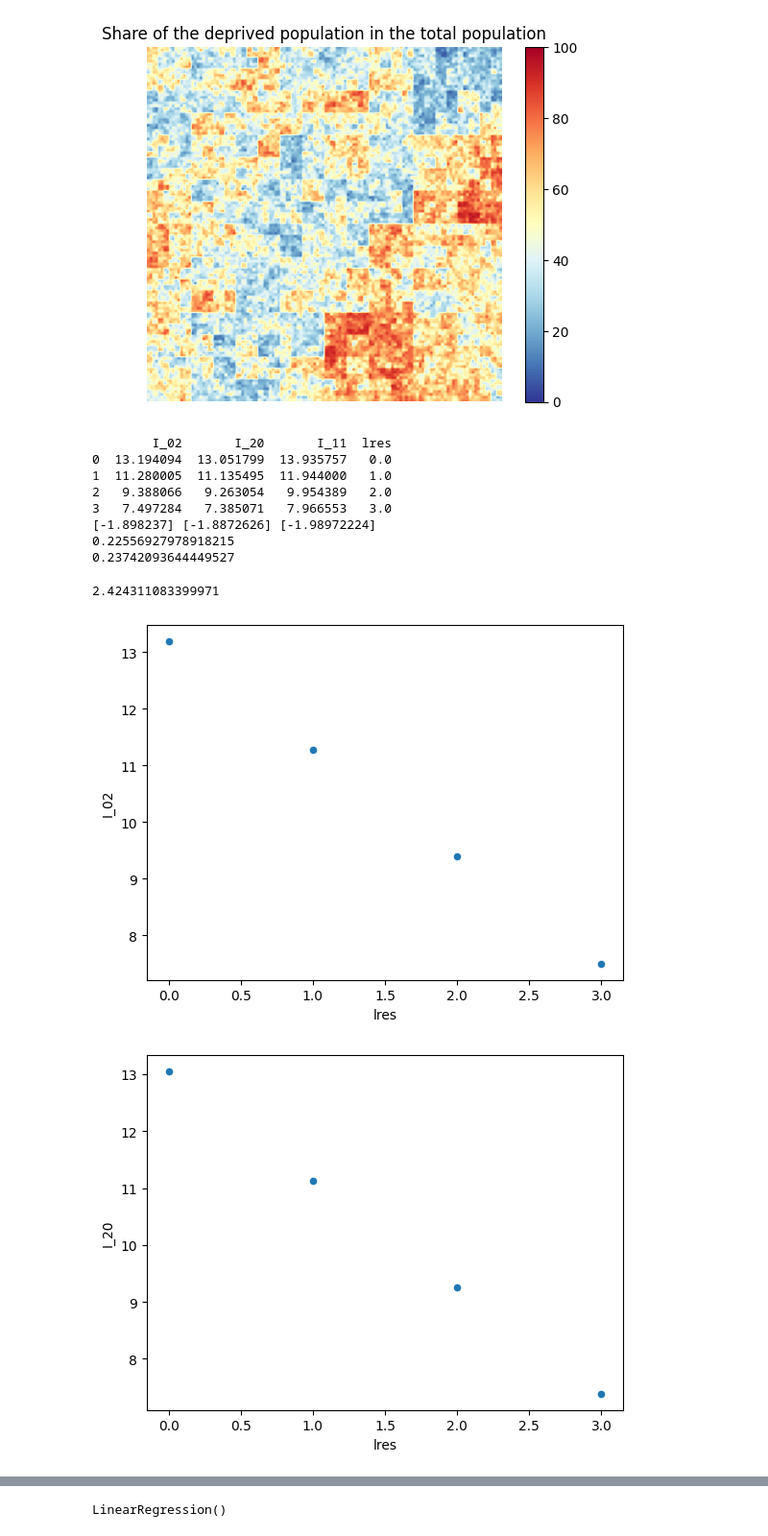
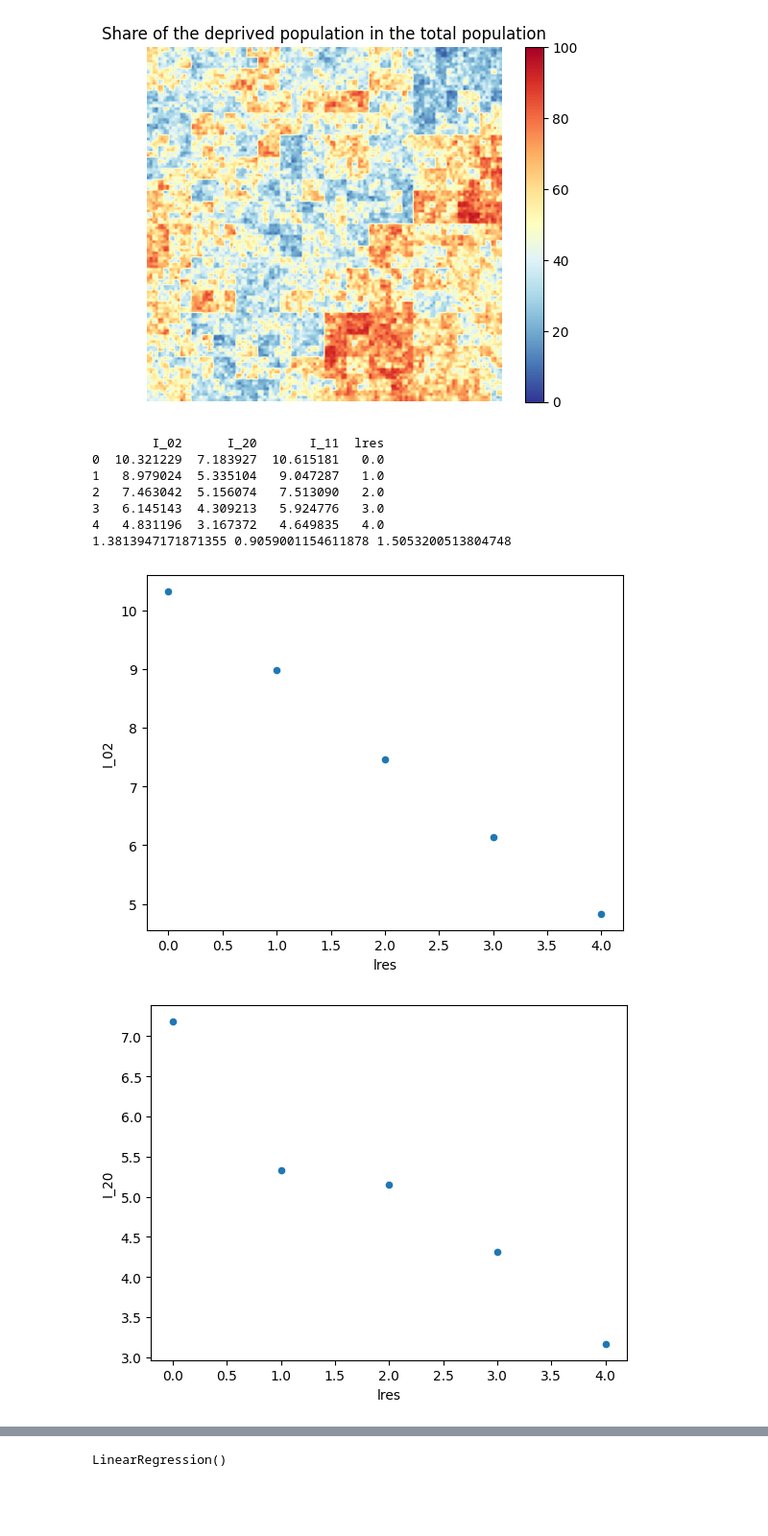
Before and after one commit to fsemecurbe/MMTMSS, a Jupyter notebook: Analysis simple cascade.ipynb, the cells around one changed output, grey strips where cells are left out. Shown at 96% size. Saved outputs shown, nothing was run; the diff lists cells and outputs as text; code cells hidden in the pictures; blank space fills up the shorter version.

```diff
--- a/Analysis simple cascade.ipynb
+++ b/Analysis simple cascade.ipynb
@@ -92,37 +92,35 @@ def entropyinter(frac):
              entropie(frac[:,:,1]**2/np.sum(frac[:,:,1]**2)),
              entropie(frac[:,:,0]*frac[:,:,1]/np.sum(frac[:,:,0]*frac[:,:,1]))  ))
 # %%
-res = [1,2,4, 8]
+res = [1,2,4, 8,16]
 
-lnc = sc.multivariate_lognormal_cascade(6, sigma1=.2, sigma2=0.2, corr=-.8)
+lnc = sc.multivariate_lognormal_cascade(6, sigma1=.5, sigma2=0.5, corr=0.5)
 #lnc = np.load('data/paris_household.npy')
 
 entropies= [entropyinter(downsizing_sum(lnc, resi)) for resi in res]
 entropies = pd.DataFrame(entropies, columns=['I_02', 'I_20', 'I_11'])
 entropies['lres'] = np.log2(res)
 print(entropies)
 entropies.plot.scatter('lres', 'I_02')
 entropies.plot.scatter('lres', 'I_20')
 entropies.plot.scatter('lres', 'I_11')
 
-reg20 = LinearRegression().fit(entropies.lres.values.reshape(-1, 1), entropies.I_02)
-reg02 = LinearRegression().fit(entropies.lres.values.reshape(-1, 1), entropies.I_20)
-reg11 = LinearRegression().fit(entropies.lres.values.reshape(-1, 1), entropies.I_11)
+I20 = -LinearRegression().fit(entropies.lres.values.reshape(-1, 1), entropies.I_02).coef_[0]
+I02 = -LinearRegression().fit(entropies.lres.values.reshape(-1, 1), entropies.I_20).coef_[0]
+I11 = -LinearRegression().fit(entropies.lres.values.reshape(-1, 1), entropies.I_11).coef_[0]
 
-print(reg20.coef_, reg02.coef_, reg11.coef_)
+print(I20, I02, I11)
 
-print(((2+reg20.coef_[0])/2)**0.5)
-print(((2+reg02.coef_[0])/2)**0.5)
--(reg11.coef_[0] - (reg20.coef_[0] + reg02.coef_[0])/2) /0.2**2
+#print(((2+reg20.coef_[0])/2)**0.5)
+#print(((2+reg02.coef_[0])/2)**0.5)
+#-(reg11.coef_[0] - (reg20.coef_[0] + reg02.coef_[0])/2)
 # %% [output]
-        I_02       I_20       I_11  lres
-0  13.194094  13.051799  13.935757   0.0
-1  11.280005  11.135495  11.944000   1.0
-2   9.388066   9.263054   9.954389   2.0
-3   7.497284   7.385071   7.966553   3.0
-[-1.898237] [-1.8872626] [-1.98972224]
-0.22556927978918215
-0.23742093644449527
+        I_02      I_20       I_11  lres
+0  10.321229  7.183927  10.615181   0.0
+1   8.979024  5.335104   9.047287   1.0
+2   7.463042  5.156074   7.513090   2.0
+3   6.145143  4.309213   5.924776   3.0
+4   4.831196  3.167372   4.649835   4.0
+1.3813947171871355 0.9059001154611878 1.5053200513804748
-2.424311083399971
-[figure, old version]
+[figure, new version]
-[figure, old version]
+[figure, new version]
```
Also changed, not shown: parts of 6 cells of this notebook.
